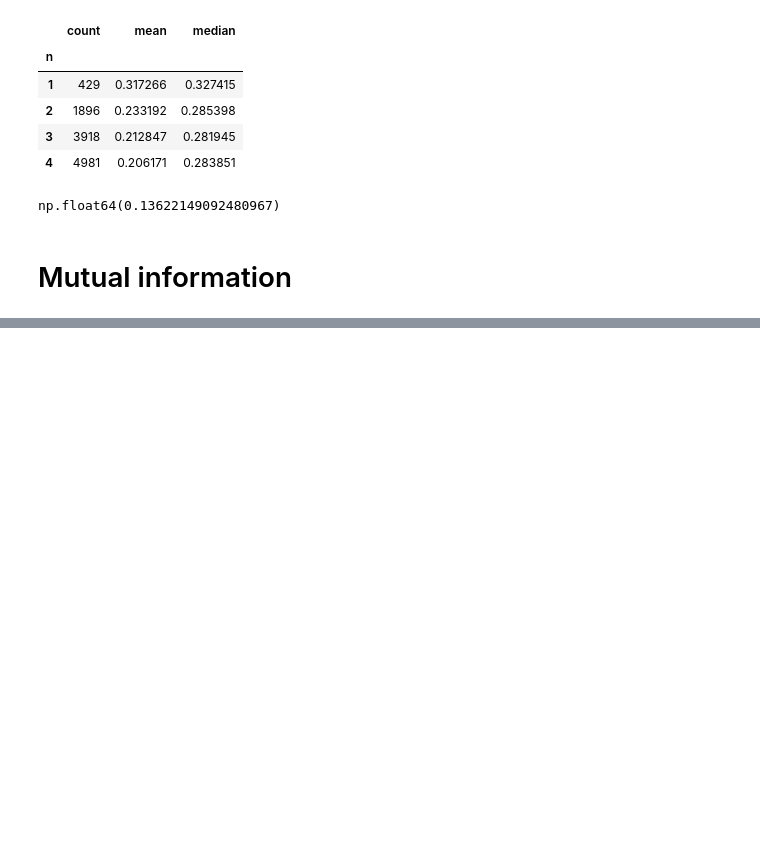
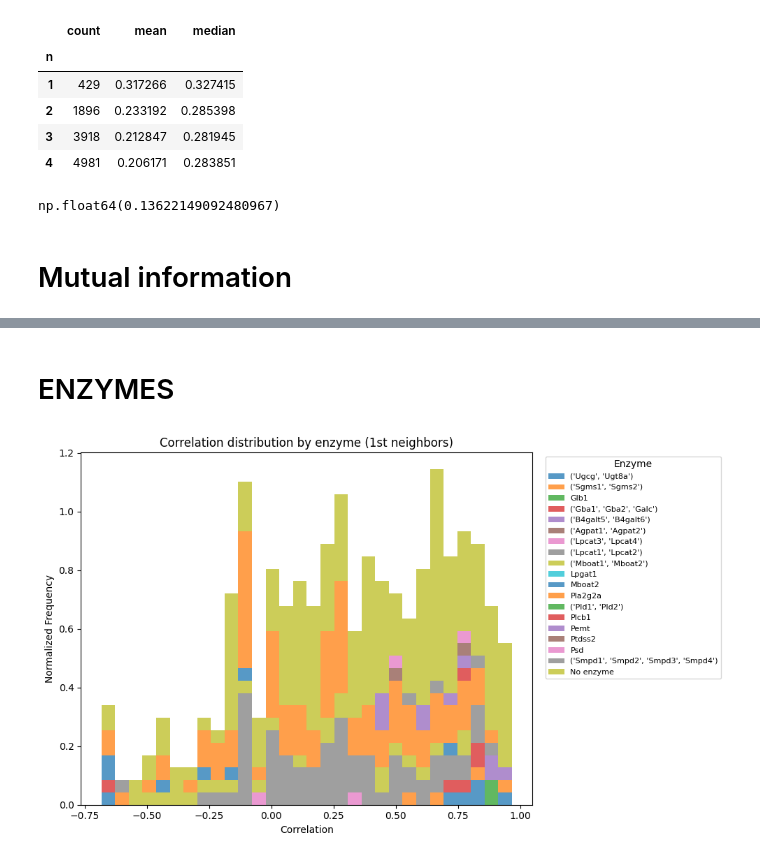
Before and after one commit to LotharBezzon/kineticConstants_test, a Jupyter notebook: lba_data_expl/data_expl.ipynb, the cells around one changed output, grey strips where cells are left out. Drawn from its saved outputs; the diff is of its cells as text; code cells hidden in the pictures; blank space fills up the shorter version.

Commit message:
something on enzymes

```diff
--- a/lba_data_expl/data_expl.ipynb
+++ b/lba_data_expl/data_expl.ipynb
@@ -194,0 +190,39 @@ KeyboardInterrupt:
+# %% [markdown]
+# ENZYMES
+# %%
+reaction_enzymes = pd.read_csv('Supplementary Table 4 LBA.csv', index_col=0)
+reaction_enzymes.sort_index(inplace=True)
+enzymes = list(reaction_enzymes['enzyme'].unique())
+enzymes.append('No enzyme')
+# %%
+enz_corrs = [[] for _ in enzymes]
+
+# Collect correlation values for 1st-neighbor pairs and group by enzyme
+neighbors = nth_nn(1, adj_matrix, indexes_to_remove)
+for i in range(len(lipid_names)):
+    for j in range(len(lipid_names)):
+        if i == j:
+            continue
+        if neighbors[i, j] > 0:
+            cond = (reaction_enzymes['reagent'] == lipid_names[i]) & (reaction_enzymes['product'] == lipid_names[j])
+            if not cond.any():
+                enzyme = 'No enzyme'
+            else:
+                # choose the first matching enzyme name (string)
+                enzyme = reaction_enzymes.loc[cond, 'enzyme'].iloc[0]
+            enz_corrs[enzymes.index(enzyme)].append(correlation_matrix.iloc[i, j])
+
+# Plot stacked histogram and add a legend mapping colors to enzymes
+fig, ax = plt.subplots(figsize=(10, 6))
+# Use barstacked; pass the full enzymes list as labels so legend shows mapping
+ax.hist(enz_corrs, bins=30, alpha=0.75, density=True, histtype='barstacked', label=enzymes)
+ax.set_xlabel('Correlation')
+ax.set_ylabel('Normalized Frequency')
+ax.set_title('Correlation distribution by enzyme (1st neighbors)')
+# Place legend to the right of the axes
+ax.legend(title='Enzyme', bbox_to_anchor=(1.02, 1), loc='upper left', fontsize=8)
+plt.tight_layout()
+plt.savefig('figures/enzyme_correlation_histogram.png')
+plt.show()
+# %% [output]
+[figure, added]
```
Also changed, not shown: parts of 1 cell of this notebook, 1 other file.
